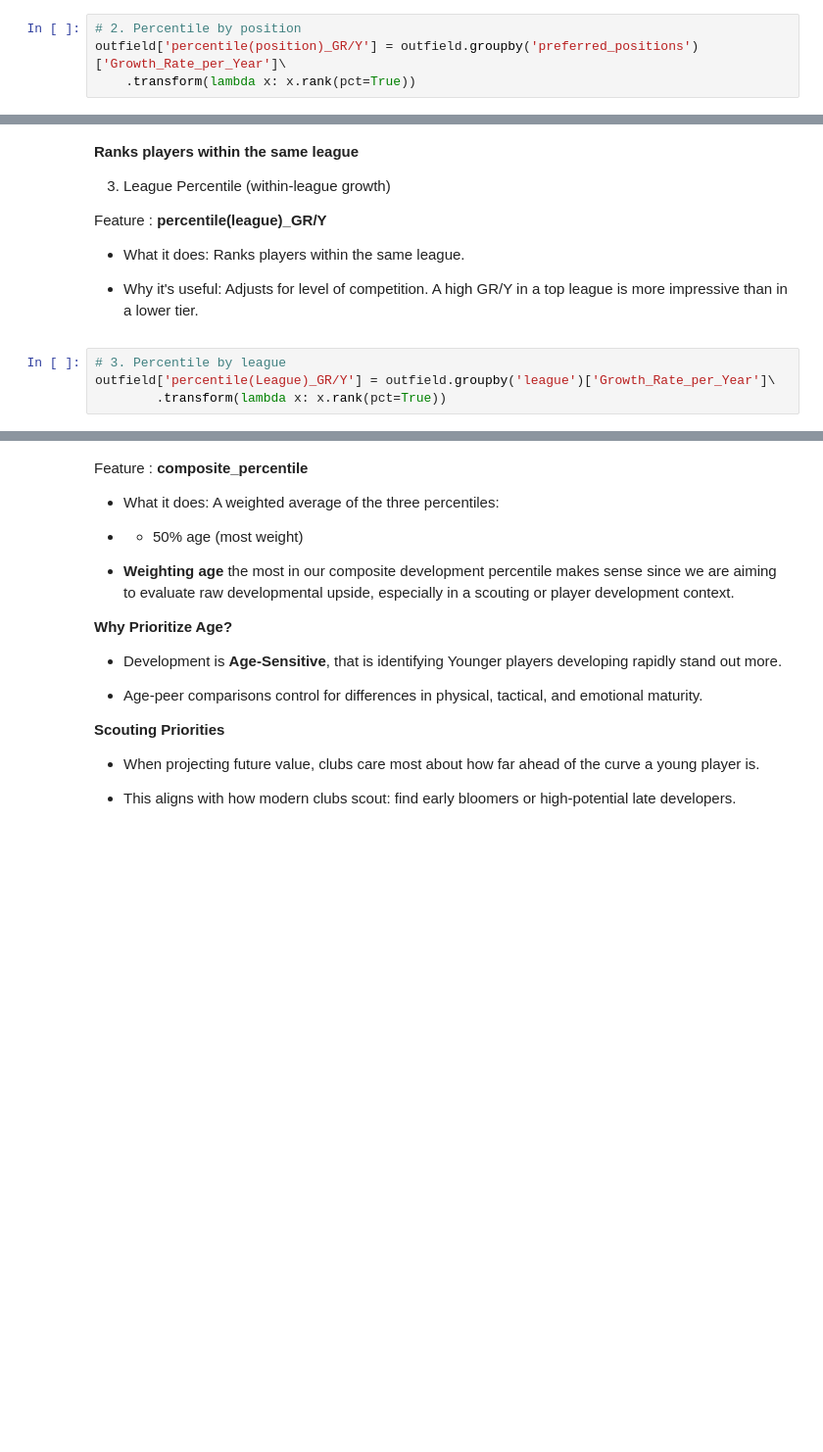
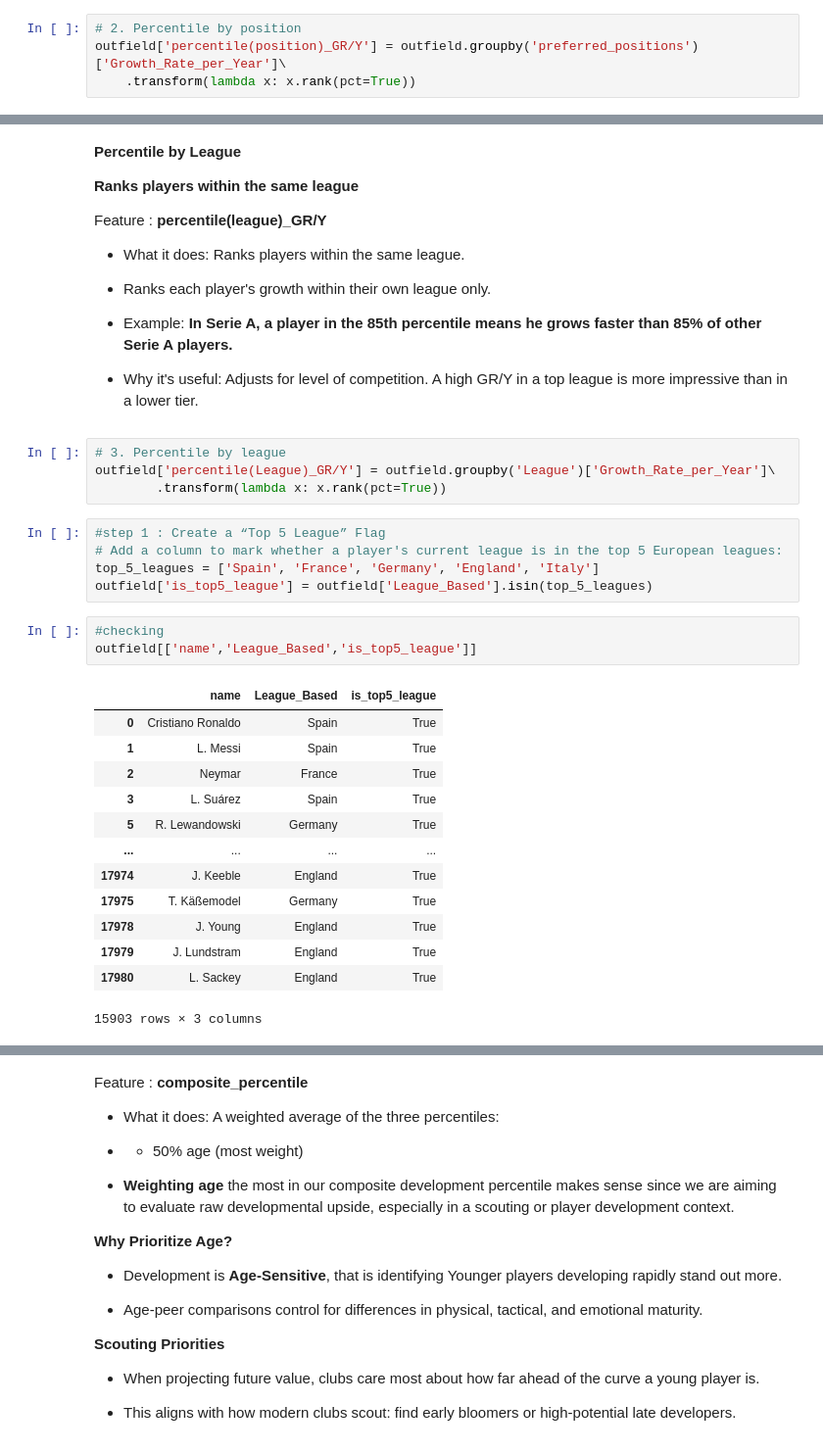
Before and after one commit to davidmasai/C-Users-User-Desktop-Football_Recruitment_-project, a Jupyter notebook: Phase_Project_Notebook (6).ipynb, the cells around one changed output, grey strips where cells are left out. Shown at 98% size. Cells and saved outputs as stored; diff of their text form; blank space fills up the shorter version.

```diff
--- a/Phase_Project_Notebook (6).ipynb
+++ b/Phase_Project_Notebook (6).ipynb
@@ -2530,13 +2653,40 @@ outfield['percentile(position)_GR/Y'] = outfield.groupby('preferred_positions')[
 # %% [markdown]
+**Percentile by League**
+
 **Ranks players within the same league**
 
-3. League Percentile (within-league growth)
 
 Feature : **percentile(league)_GR/Y**
 - What it does: Ranks players within the same league.
 
+- Ranks each player's growth within their own league only.
+
+- Example: **In Serie A, a player in the 85th percentile means he grows faster than 85% of other Serie A players.**
+
 - Why it's useful: Adjusts for level of competition. A high GR/Y in a top league is more impressive than in a lower tier.
 # %%
 # 3. Percentile by league
-outfield['percentile(League)_GR/Y'] = outfield.groupby('league')['Growth_Rate_per_Year']\
+outfield['percentile(League)_GR/Y'] = outfield.groupby('League')['Growth_Rate_per_Year']\
         .transform(lambda x: x.rank(pct=True))
+# %%
+#step 1 : Create a “Top 5 League” Flag
+# Add a column to mark whether a player's current league is in the top 5 European leagues:
+top_5_leagues = ['Spain', 'France', 'Germany', 'England', 'Italy']
+outfield['is_top5_league'] = outfield['League_Based'].isin(top_5_leagues)
+# %%
+#checking
+outfield[['name','League_Based','is_top5_league']]
+# %% [output]
+|  | name | League_Based | is_top5_league |
+| 0 | Cristiano Ronaldo | Spain | True |
+| 1 | L. Messi | Spain | True |
+| 2 | Neymar | France | True |
+| 3 | L. Suárez | Spain | True |
+| 5 | R. Lewandowski | Germany | True |
+| ... | ... | ... | ... |
+| 17974 | J. Keeble | England | True |
+| 17975 | T. Käßemodel | Germany | True |
+| 17978 | J. Young | England | True |
+| 17979 | J. Lundstram | England | True |
+| 17980 | L. Sackey | England | True |
+15903 rows × 3 columns
```
Also changed, not shown: parts of 22 cells of this notebook.
